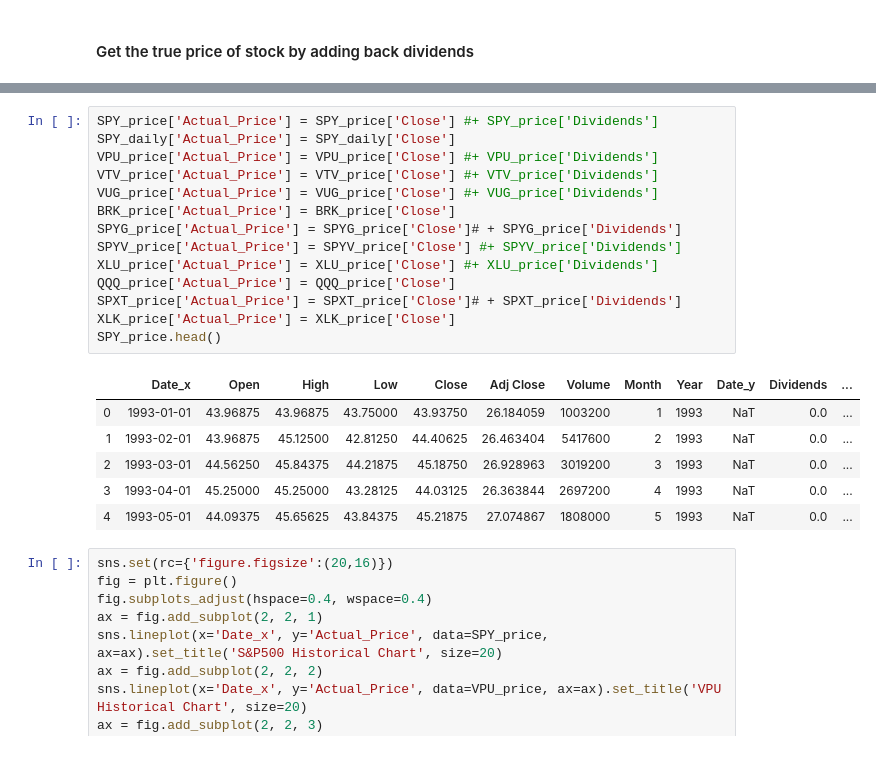
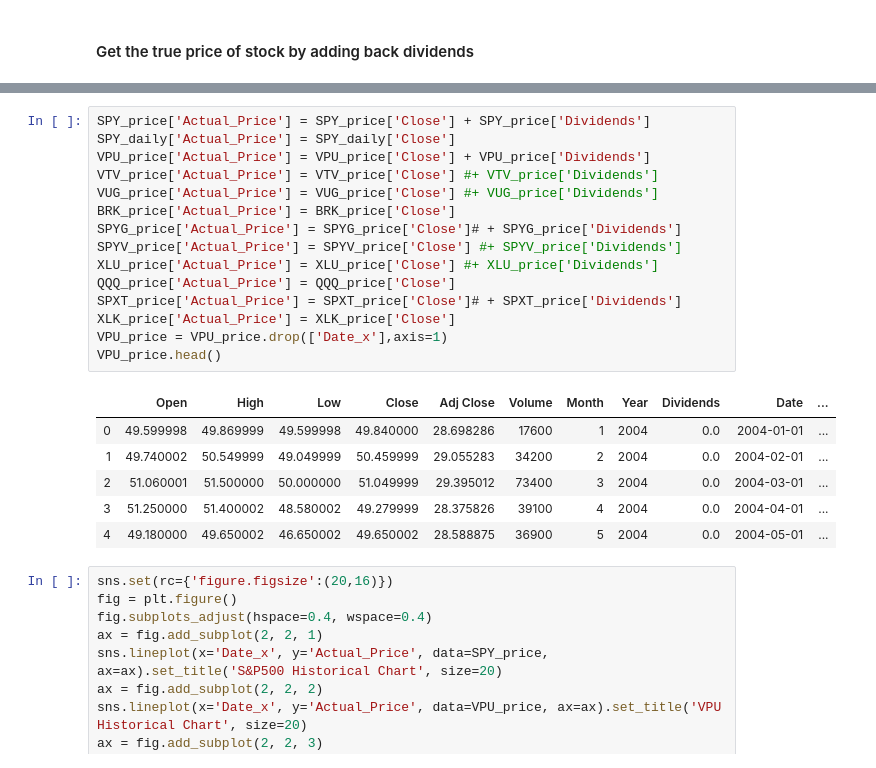
Before and after one commit to vikranttkumar/QuantitativeEasingEffects_Equities, a Jupyter notebook: Quantitative Easing Across Asset Classes.ipynb, the cells around one changed output, grey strips where cells are left out. Saved outputs shown, nothing was run; the diff lists cells and outputs as text.

```diff
--- a/Quantitative Easing Across Asset Classes.ipynb
+++ b/Quantitative Easing Across Asset Classes.ipynb
@@ -135,24 +146,25 @@ SPXT_price['Dividends'].fillna(0,inplace=True)
 # %%
-SPY_price['Actual_Price'] = SPY_price['Close'] #+ SPY_price['Dividends']
+SPY_price['Actual_Price'] = SPY_price['Close'] + SPY_price['Dividends']
 SPY_daily['Actual_Price'] = SPY_daily['Close']
-VPU_price['Actual_Price'] = VPU_price['Close'] #+ VPU_price['Dividends']
+VPU_price['Actual_Price'] = VPU_price['Close'] + VPU_price['Dividends']
 VTV_price['Actual_Price'] = VTV_price['Close'] #+ VTV_price['Dividends']
 VUG_price['Actual_Price'] = VUG_price['Close'] #+ VUG_price['Dividends']
 BRK_price['Actual_Price'] = BRK_price['Close']
 SPYG_price['Actual_Price'] = SPYG_price['Close']# + SPYG_price['Dividends']
 SPYV_price['Actual_Price'] = SPYV_price['Close'] #+ SPYV_price['Dividends']
 XLU_price['Actual_Price'] = XLU_price['Close'] #+ XLU_price['Dividends']
 QQQ_price['Actual_Price'] = QQQ_price['Close']
 SPXT_price['Actual_Price'] = SPXT_price['Close']# + SPXT_price['Dividends']
 XLK_price['Actual_Price'] = XLK_price['Close']
-SPY_price.head()
+VPU_price = VPU_price.drop(['Date_x'],axis=1)
+VPU_price.head()
 # %% [output]
-|  | Date_x | Open | High | Low | Close | Adj Close | Volume | Month | Year | Date_y | Dividends | ... |
-| 0 | 1993-01-01 | 43.96875 | 43.96875 | 43.75000 | 43.93750 | 26.184059 | 1003200 | 1 | 1993 | NaT | 0.0 | ... |
-| 1 | 1993-02-01 | 43.96875 | 45.12500 | 42.81250 | 44.40625 | 26.463404 | 5417600 | 2 | 1993 | NaT | 0.0 | ... |
-| 2 | 1993-03-01 | 44.56250 | 45.84375 | 44.21875 | 45.18750 | 26.928963 | 3019200 | 3 | 1993 | NaT | 0.0 | ... |
-| 3 | 1993-04-01 | 45.25000 | 45.25000 | 43.28125 | 44.03125 | 26.363844 | 2697200 | 4 | 1993 | NaT | 0.0 | ... |
-| 4 | 1993-05-01 | 44.09375 | 45.65625 | 43.84375 | 45.21875 | 27.074867 | 1808000 | 5 | 1993 | NaT | 0.0 | ... |
+|  | Open | High | Low | Close | Adj Close | Volume | Month | Year | Dividends | Date | ... |
+| 0 | 49.599998 | 49.869999 | 49.599998 | 49.840000 | 28.698286 | 17600 | 1 | 2004 | 0.0 | 2004-01-01 | ... |
+| 1 | 49.740002 | 50.549999 | 49.049999 | 50.459999 | 29.055283 | 34200 | 2 | 2004 | 0.0 | 2004-02-01 | ... |
+| 2 | 51.060001 | 51.500000 | 50.000000 | 51.049999 | 29.395012 | 73400 | 3 | 2004 | 0.0 | 2004-03-01 | ... |
+| 3 | 51.250000 | 51.400002 | 48.580002 | 49.279999 | 28.375826 | 39100 | 4 | 2004 | 0.0 | 2004-04-01 | ... |
+| 4 | 49.180000 | 49.650002 | 46.650002 | 49.650002 | 28.588875 | 36900 | 5 | 2004 | 0.0 | 2004-05-01 | ... |
 # %%
 sns.set(rc={'figure.figsize':(20,16)})
 fig = plt.figure()
```
Also changed, not shown: parts of 1 cell of this notebook.
